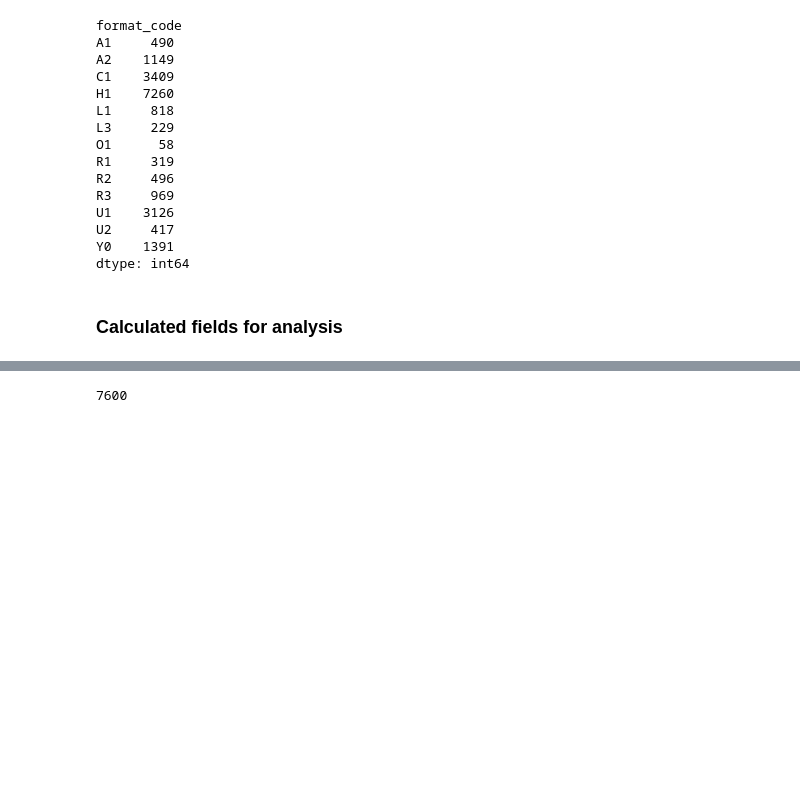
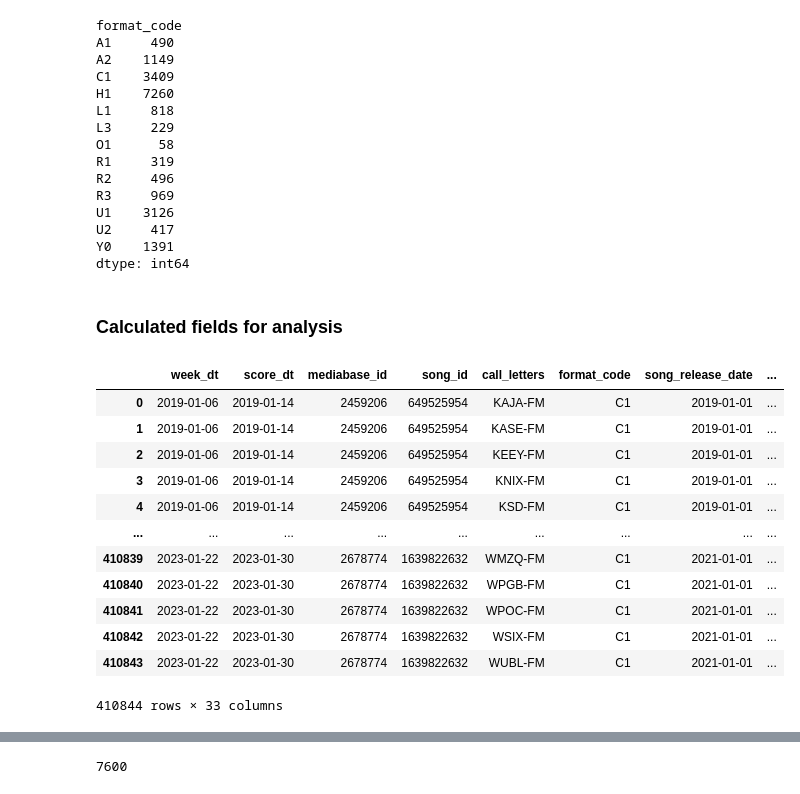
Before and after one commit to gjampanih/adds-early-burnout-warning-model, a Jupyter notebook: notebooks/ebw_metrics_analysis.ipynb, the cells around one changed output, grey strips where cells are left out. Cells and saved outputs as stored; diff of their text form; code cells hidden in the pictures; blank space fills up the shorter version.

```diff
--- a/notebooks/ebw_metrics_analysis.ipynb
+++ b/notebooks/ebw_metrics_analysis.ipynb
@@ -141,6 +143,22 @@ dtype: int64
 # %%
 # Look at two appearances in top quintile of callout research
 df_pop_quintile = pd.DataFrame(df_ebw_metrics[~pd.isna(df_ebw_metrics['pop'])].groupby(['format_code', 'cmm_station_calls', 'week_dt']).apply(lambda x: np.quantile(x['pop'], 0.80)), columns=['top_quintile_cutoff'])
+# %%
+df_ebw_metrics
+# %% [output]
+|  | week_dt | score_dt | mediabase_id | song_id | call_letters | format_code | song_release_date | ... |
+| 0 | 2019-01-06 | 2019-01-14 | 2459206 | 649525954 | KAJA-FM | C1 | 2019-01-01 | ... |
+| 1 | 2019-01-06 | 2019-01-14 | 2459206 | 649525954 | KASE-FM | C1 | 2019-01-01 | ... |
+| 2 | 2019-01-06 | 2019-01-14 | 2459206 | 649525954 | KEEY-FM | C1 | 2019-01-01 | ... |
+| 3 | 2019-01-06 | 2019-01-14 | 2459206 | 649525954 | KNIX-FM | C1 | 2019-01-01 | ... |
+| 4 | 2019-01-06 | 2019-01-14 | 2459206 | 649525954 | KSD-FM | C1 | 2019-01-01 | ... |
+| ... | ... | ... | ... | ... | ... | ... | ... | ... |
+| 410839 | 2023-01-22 | 2023-01-30 | 2678774 | 1639822632 | WMZQ-FM | C1 | 2021-01-01 | ... |
+| 410840 | 2023-01-22 | 2023-01-30 | 2678774 | 1639822632 | WPGB-FM | C1 | 2021-01-01 | ... |
+| 410841 | 2023-01-22 | 2023-01-30 | 2678774 | 1639822632 | WPOC-FM | C1 | 2021-01-01 | ... |
+| 410842 | 2023-01-22 | 2023-01-30 | 2678774 | 1639822632 | WSIX-FM | C1 | 2021-01-01 | ... |
+| 410843 | 2023-01-22 | 2023-01-30 | 2678774 | 1639822632 | WUBL-FM | C1 | 2021-01-01 | ... |
+410844 rows × 33 columns
 # %%
 df_pop_quintile
 # %% [output]
```
Also changed, not shown: parts of 6 cells of this notebook, 8 other files.
